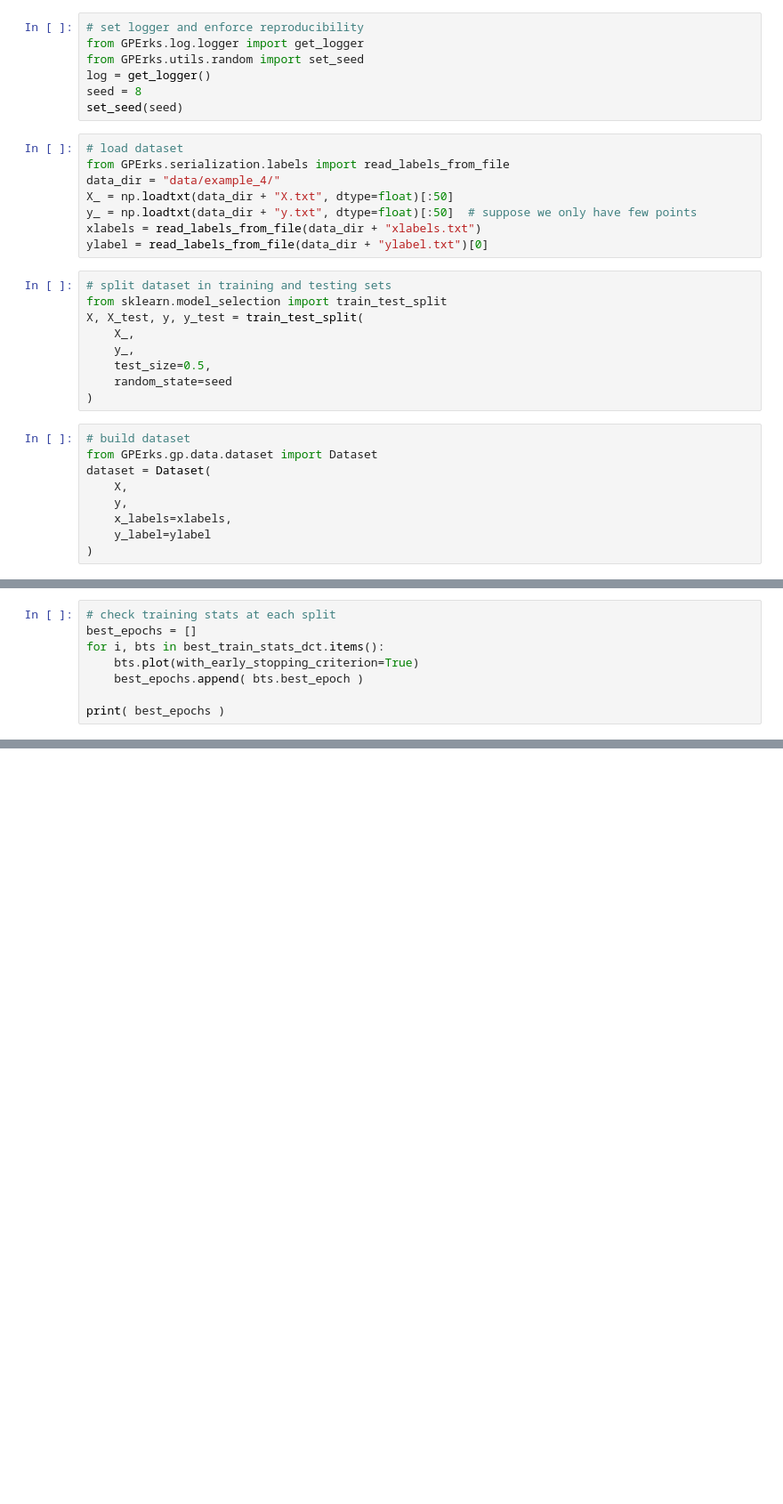
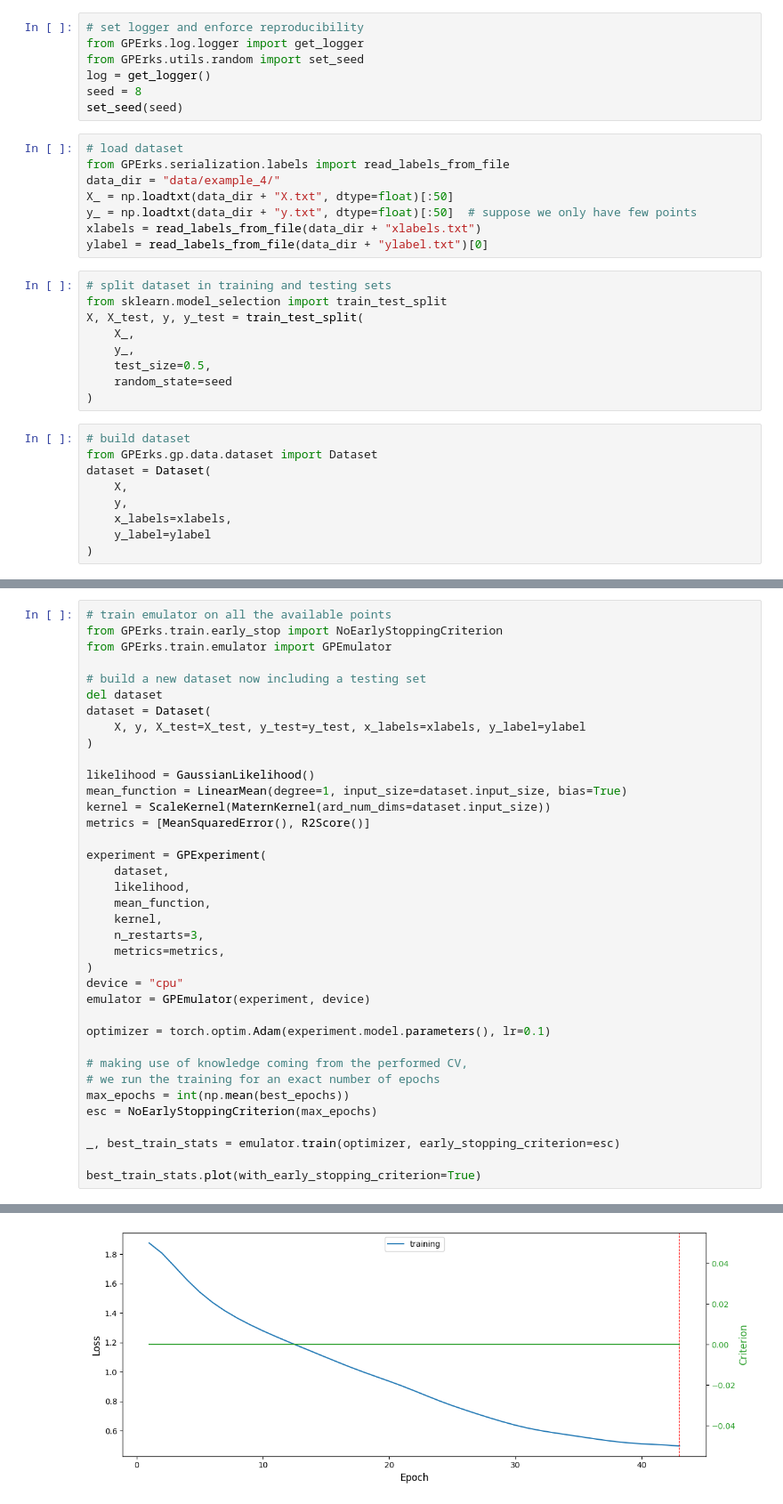
Before and after one commit to stelong/GPErks, a Jupyter notebook: notebooks/example_6.ipynb, the cells around one changed output, grey strips where cells are left out. Shown: that part at 89% size. Saved outputs shown, nothing was run; the diff lists cells and outputs as text; blank space fills up the shorter version.

```diff
--- a/notebooks/example_6.ipynb
+++ b/notebooks/example_6.ipynb
@@ -84,8 +125,38 @@ for key in test_scores_dct.keys():
 # %%
-# check training stats at each split
-best_epochs = []
-for i, bts in best_train_stats_dct.items():
-    bts.plot(with_early_stopping_criterion=True)
-    best_epochs.append( bts.best_epoch )
+# train emulator on all the available points
+from GPErks.train.early_stop import NoEarlyStoppingCriterion
+from GPErks.train.emulator import GPEmulator
 
-print( best_epochs )
+# build a new dataset now including a testing set
+del dataset
+dataset = Dataset(
+    X, y, X_test=X_test, y_test=y_test, x_labels=xlabels, y_label=ylabel
+)
+
+likelihood = GaussianLikelihood()
+mean_function = LinearMean(degree=1, input_size=dataset.input_size, bias=True)
+kernel = ScaleKernel(MaternKernel(ard_num_dims=dataset.input_size))
+metrics = [MeanSquaredError(), R2Score()]
+
+experiment = GPExperiment(
+    dataset,
+    likelihood,
+    mean_function,
+    kernel,
+    n_restarts=3,
+    metrics=metrics,
+)
+device = "cpu"
+emulator = GPEmulator(experiment, device)
+
+optimizer = torch.optim.Adam(experiment.model.parameters(), lr=0.1)
+
+# making use of knowledge coming from the performed CV,
+# we run the training for an exact number of epochs
+max_epochs = int(np.mean(best_epochs))
+esc = NoEarlyStoppingCriterion(max_epochs)
+
+_, best_train_stats = emulator.train(optimizer, early_stopping_criterion=esc)
+
+best_train_stats.plot(with_early_stopping_criterion=True)
+# %% [output]
@@ -91,0 +180 @@ print( best_epochs )
+[figure, added]
```
Also changed, not shown: parts of 8 cells of this notebook, 26 other files.
